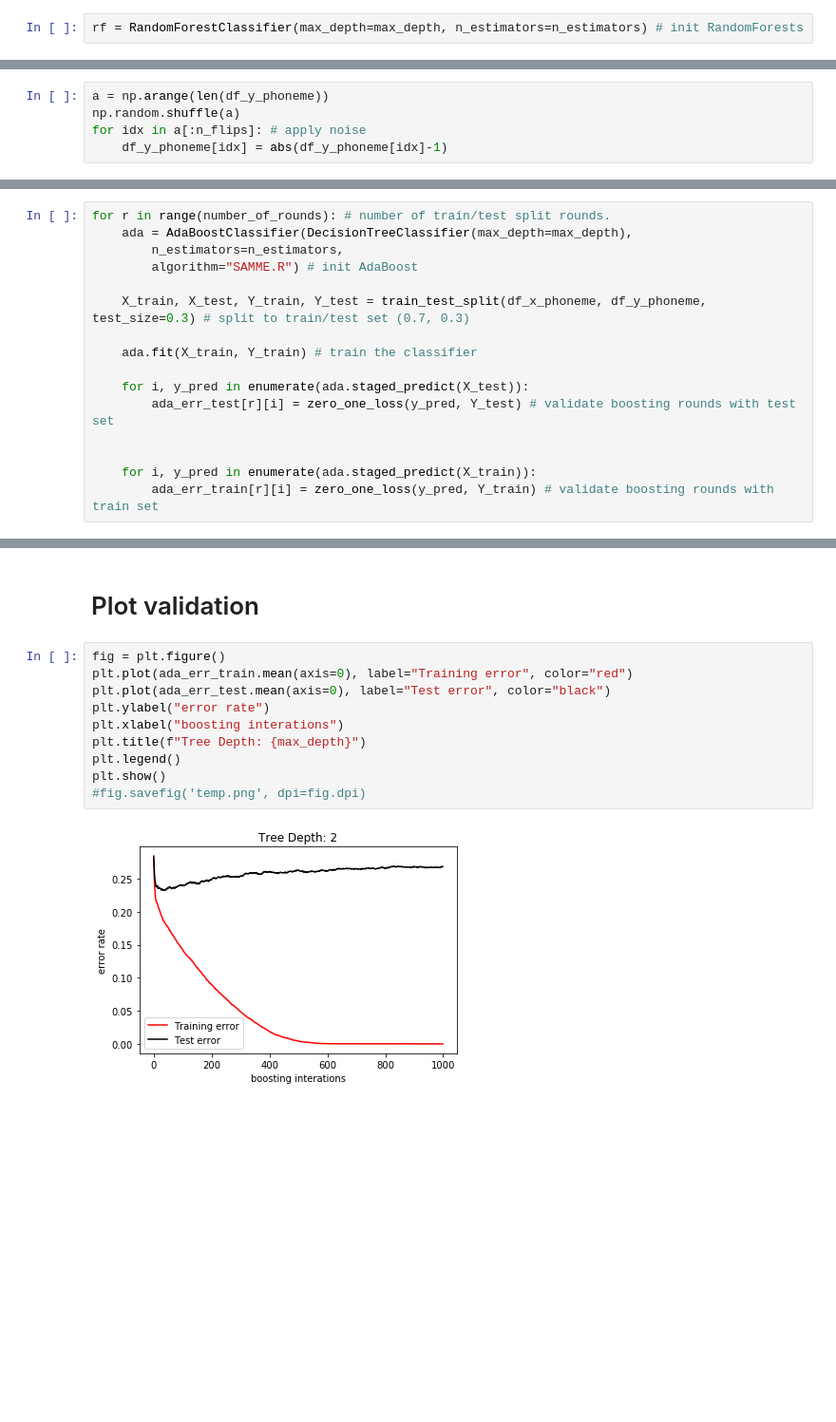
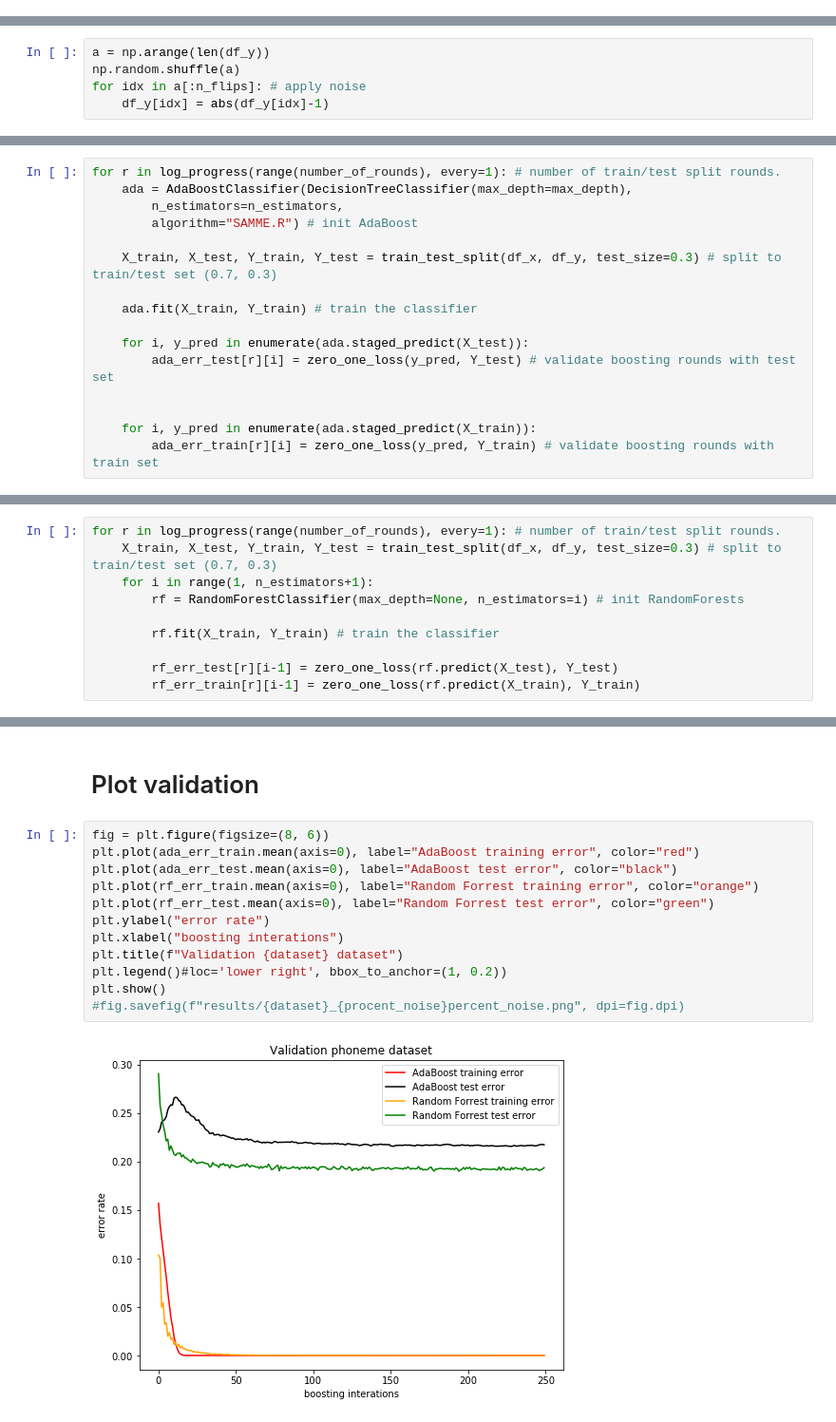
Before and after one commit to EmilioOldenziel/StudentColloquium, a Jupyter notebook: Comparison.ipynb, the cells around one changed output, grey strips where cells are left out. Shown at 95% size. Drawn from its saved outputs; the diff is of its cells as text; blank space fills up the shorter version.

```diff
--- a/Comparison.ipynb
+++ b/Comparison.ipynb
@@ -58,3 +54 @@ ada_err_train = np.zeros((number_of_rounds,n_estimators))
-# %%
-rf = RandomForestClassifier(max_depth=max_depth, n_estimators=n_estimators) # init RandomForests
 # %% [markdown]
@@ -62,7 +56,7 @@ rf = RandomForestClassifier(max_depth=max_depth, n_estimators=n_estimators) # in
 # %%
-a = np.arange(len(df_y_phoneme))
+a = np.arange(len(df_y))
 np.random.shuffle(a)
 for idx in a[:n_flips]: # apply noise
-    df_y_phoneme[idx] = abs(df_y_phoneme[idx]-1)
+    df_y[idx] = abs(df_y[idx]-1)
 # %% [markdown]
 # Run Classifiers
@@ -69,10 +65,10 @@ for idx in a[:n_flips]: # apply noise
 # %%
-for r in range(number_of_rounds): # number of train/test split rounds.
+for r in log_progress(range(number_of_rounds), every=1): # number of train/test split rounds.
     ada = AdaBoostClassifier(DecisionTreeClassifier(max_depth=max_depth),
         n_estimators=n_estimators,
         algorithm="SAMME.R") # init AdaBoost
 
-    X_train, X_test, Y_train, Y_test = train_test_split(df_x_phoneme, df_y_phoneme, test_size=0.3) # split to train/test set (0.7, 0.3)
+    X_train, X_test, Y_train, Y_test = train_test_split(df_x, df_y, test_size=0.3) # split to train/test set (0.7, 0.3)
 
     ada.fit(X_train, Y_train) # train the classifier
 
@@ -84,0 +87,10 @@ for r in range(number_of_rounds): # number of train/test split rounds.
+# %%
+for r in log_progress(range(number_of_rounds), every=1): # number of train/test split rounds.
+    X_train, X_test, Y_train, Y_test = train_test_split(df_x, df_y, test_size=0.3) # split to train/test set (0.7, 0.3)
+    for i in range(1, n_estimators+1):
+        rf = RandomForestClassifier(max_depth=None, n_estimators=i) # init RandomForests
+
+        rf.fit(X_train, Y_train) # train the classifier
+
+        rf_err_test[r][i-1] = zero_one_loss(rf.predict(X_test), Y_test)
+        rf_err_train[r][i-1] = zero_one_loss(rf.predict(X_train), Y_train)
@@ -86,13 +103,15 @@ for r in range(number_of_rounds): # number of train/test split rounds.
 # Plot validation
 # %%
-fig = plt.figure()
-plt.plot(ada_err_train.mean(axis=0), label="Training error", color="red")
-plt.plot(ada_err_test.mean(axis=0), label="Test error", color="black")
+fig = plt.figure(figsize=(8, 6))
+plt.plot(ada_err_train.mean(axis=0), label="AdaBoost training error", color="red")
+plt.plot(ada_err_test.mean(axis=0), label="AdaBoost test error", color="black")
+plt.plot(rf_err_train.mean(axis=0), label="Random Forrest training error", color="orange")
+plt.plot(rf_err_test.mean(axis=0), label="Random Forrest test error", color="green")
 plt.ylabel("error rate")
 plt.xlabel("boosting interations")
-plt.title(f"Tree Depth: {max_depth}")
-plt.legend()
+plt.title(f"Validation {dataset} dataset")
+plt.legend()#loc='lower right', bbox_to_anchor=(1, 0.2))
 plt.show()
-#fig.savefig('temp.png', dpi=fig.dpi)
+#fig.savefig(f"results/{dataset}_{procent_noise}percent_noise.png", dpi=fig.dpi)
 # %% [output]
-[figure, old version]
+[figure, new version]
```
Also changed, not shown: parts of 13 cells of this notebook, 1 other file.
